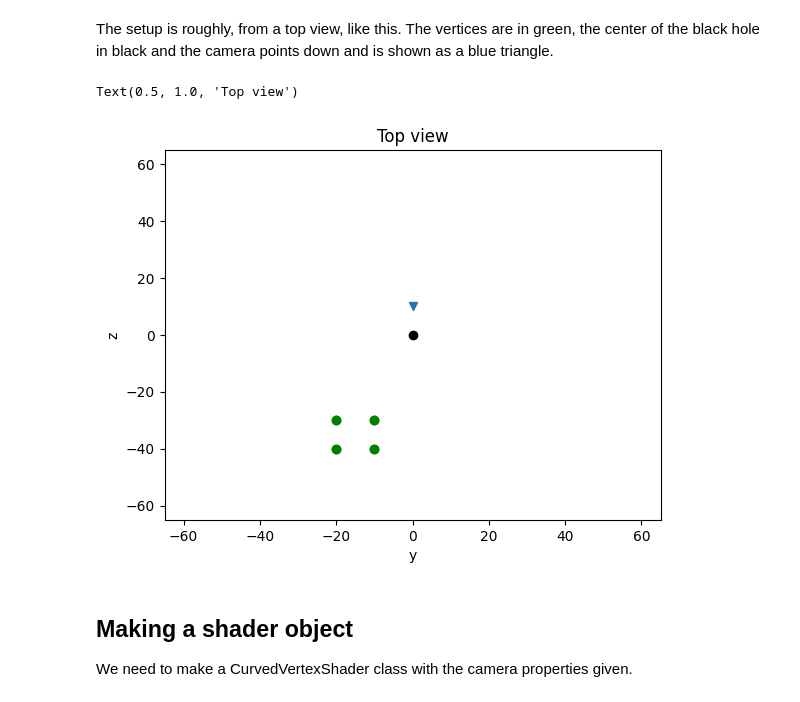
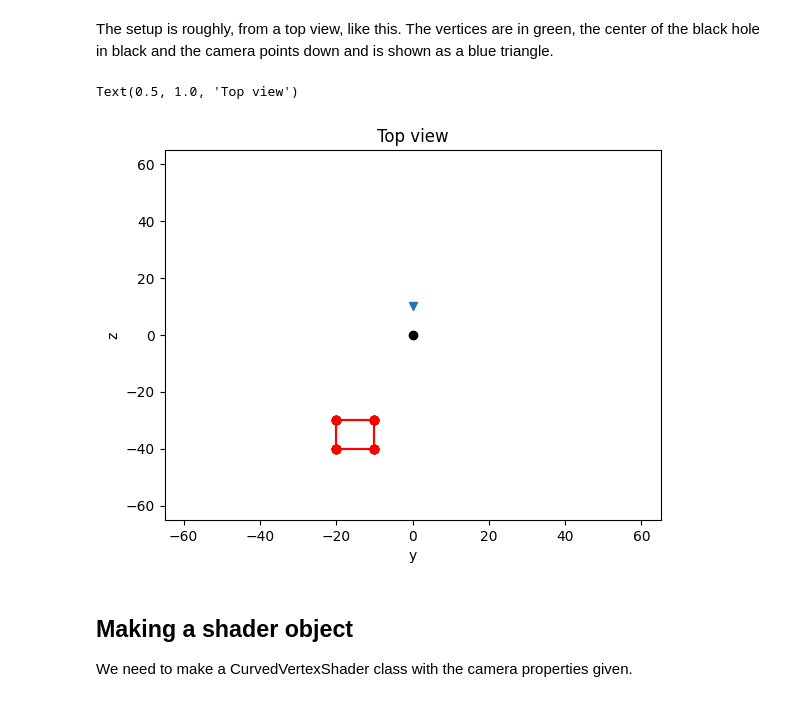
Before and after one commit to bldevries/curvedpy, a Jupyter notebook: tutorials/Tutorial_4_a_toy_polygon_shader_to_render_in_Schwarzschild_spacetimes.ipynb, the cells around one changed output. Drawn from its saved outputs; the diff is of its cells as text; code cells hidden in the pictures.

```diff
--- a/tutorials/Tutorial_4_a_toy_polygon_shader_to_render_in_Schwarzschild_spacetimes.ipynb
+++ b/tutorials/Tutorial_4_a_toy_polygon_shader_to_render_in_Schwarzschild_spacetimes.ipynb
@@ -50,19 +51,27 @@ verts, edges = make_cube(cube_loc = np.array([-20, -5, -30]))#cube_loc = np.arra
 The setup is roughly, from a top view, like this. The vertices are in green, the center of the black hole in black and the camera points down and is shown as a blue triangle.
 # %%
 plt.plot(cam_loc[0], cam_loc[2], "v")
-for v in verts:
-    plt.plot(v[0], v[2], "go")
+
+# for a in range(len(verts)):
+for i,e in enumerate(edges):
+    x = [verts[e[0]][0], verts[e[1]][0]]
+    y = [verts[e[0]][2], verts[e[1]][2]]
+    plt.plot(x, y, "ro-")
+
+
+# for v in verts:
+#     plt.plot(v[0], v[2], "go")
 plt.plot(0,0, "ko")
 l = 65
 
 plt.xlim(-l, l)
 plt.ylim(-l, l)
 plt.xlabel("y")
 plt.ylabel("z")
 plt.title("Top view")
 # %% [output]
 Text(0.5, 1.0, 'Top view')
-[figure, old version]
+[figure, new version]
 # %% [markdown]
 ## Making a shader object
 We need to make a CurvedVertexShader class with the camera properties given.
```
Also changed, not shown: parts of 7 cells of this notebook, 9 other files.
